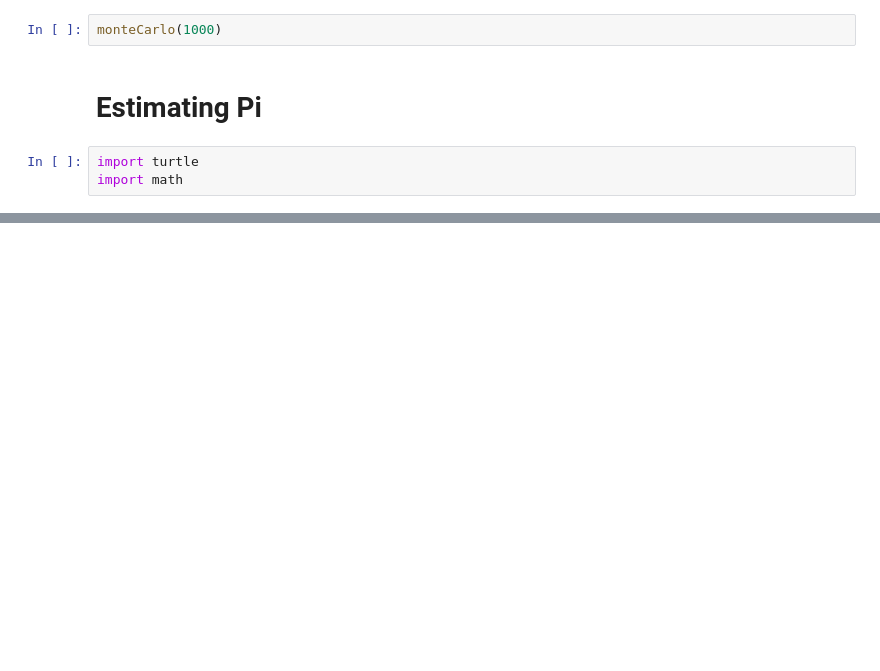
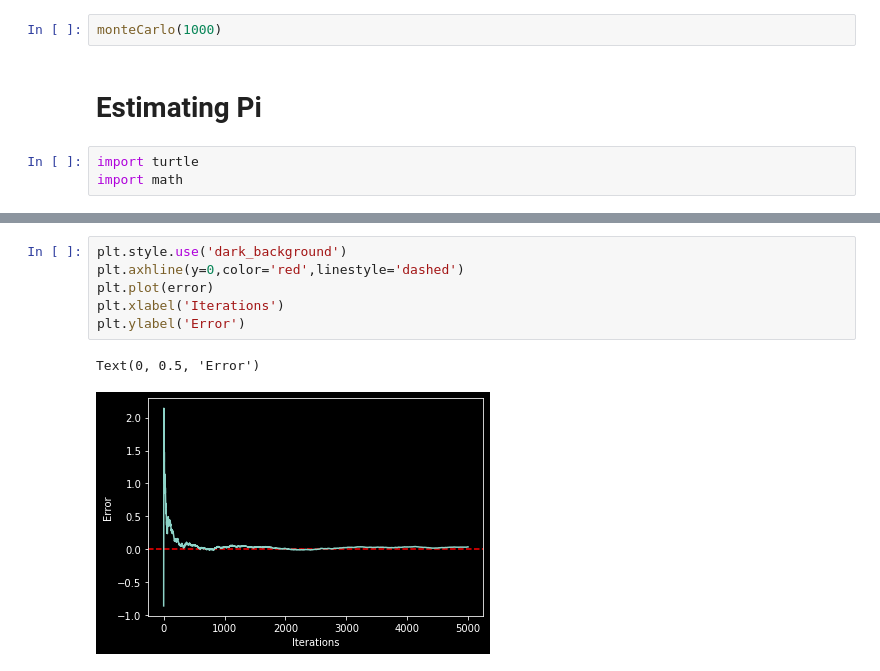
Before and after one commit to etweisberg/monte-carlo, a Jupyter notebook: lesson1.ipynb, the cells around one changed output, grey strips where cells are left out. Drawn from its saved outputs; the diff is of its cells as text; blank space fills up the shorter version.

```diff
--- a/lesson1.ipynb
+++ b/lesson1.ipynb
@@ -64,0 +112,9 @@ TclError: invalid command name ".!canvas"
+# %%
+plt.style.use('dark_background')
+plt.axhline(y=0,color='red',linestyle='dashed')
+plt.plot(error)
+plt.xlabel('Iterations')
+plt.ylabel('Error')
+# %% [output]
+Text(0, 0.5, 'Error')
+[figure, added]
```
Also changed, not shown: parts of 8 cells of this notebook, 2 other files.
